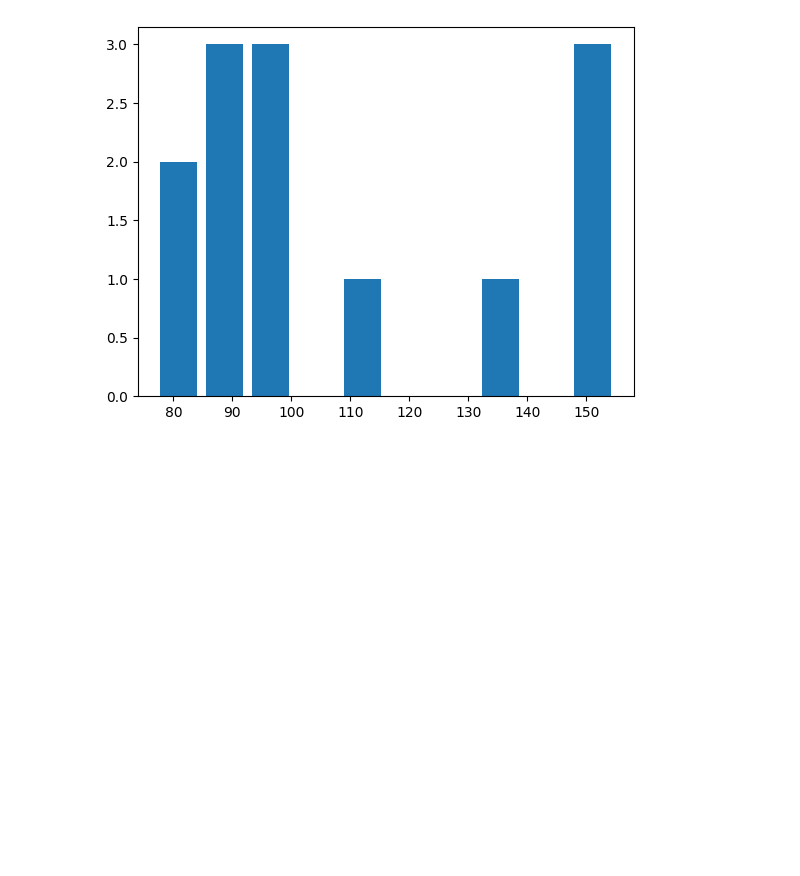
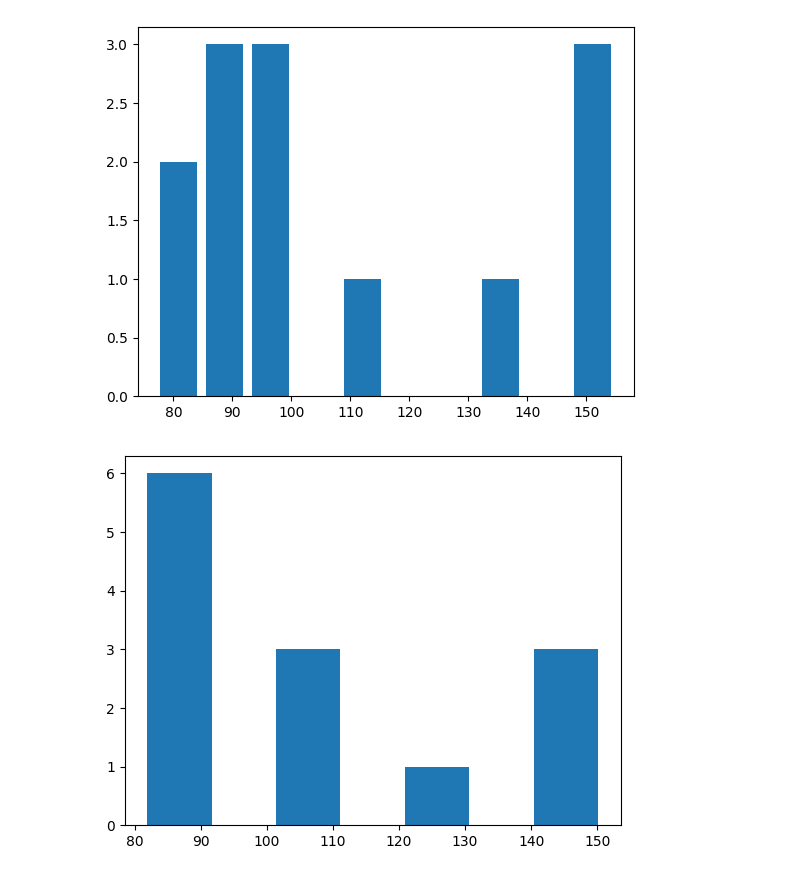
Before and after one commit to dinesh16adh/Data-Science, a Jupyter notebook: Histogram.ipynb, the cells around one changed output. Drawn from its saved outputs; the diff is of its cells as text; code cells hidden in the pictures; blank space fills up the shorter version.

```diff
--- a/Histogram.ipynb
+++ b/Histogram.ipynb
@@ -5,3 +5,7 @@ blood_sugar=[113,85,90,99,100,150,149,88,93,155,135,80,77]
 plt.hist(blood_sugar,rwidth=0.8);
 # %% [output]
 [figure]
+# %%
+plt.hist(blood_sugar,rwidth=0.5,bins=4);
+# %% [output]
+[figure, added]
```
Also changed, not shown: parts of 1 cell of this notebook.
